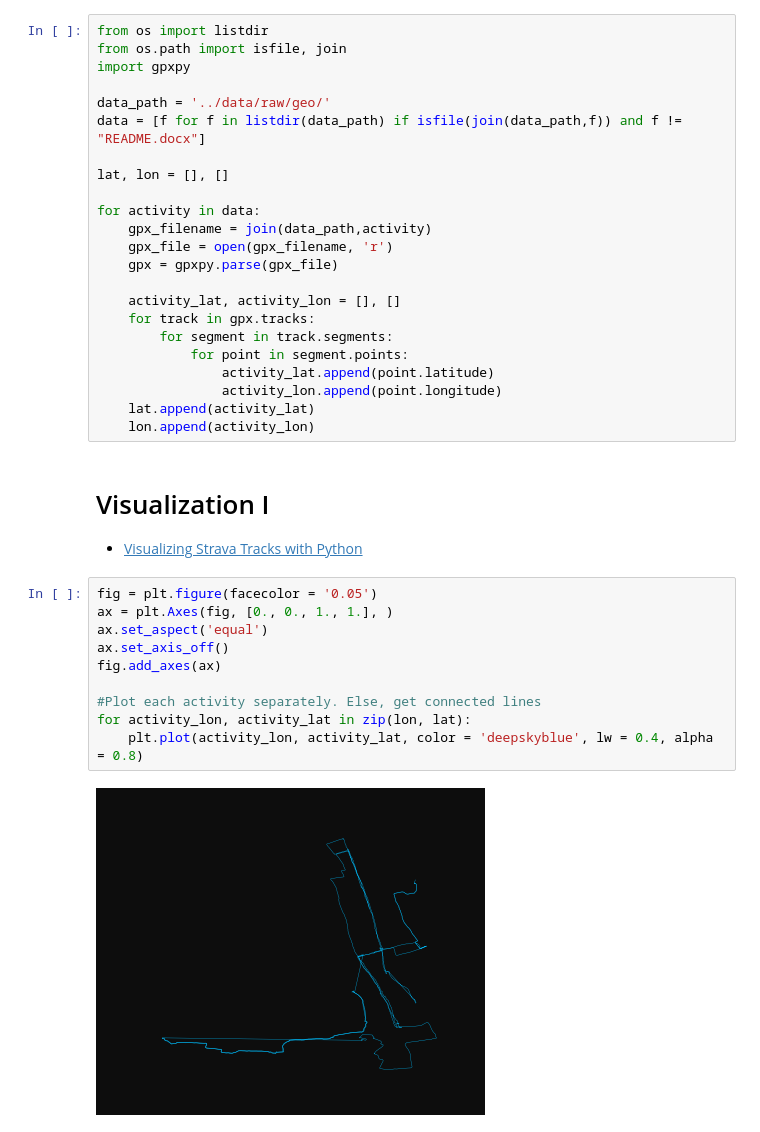
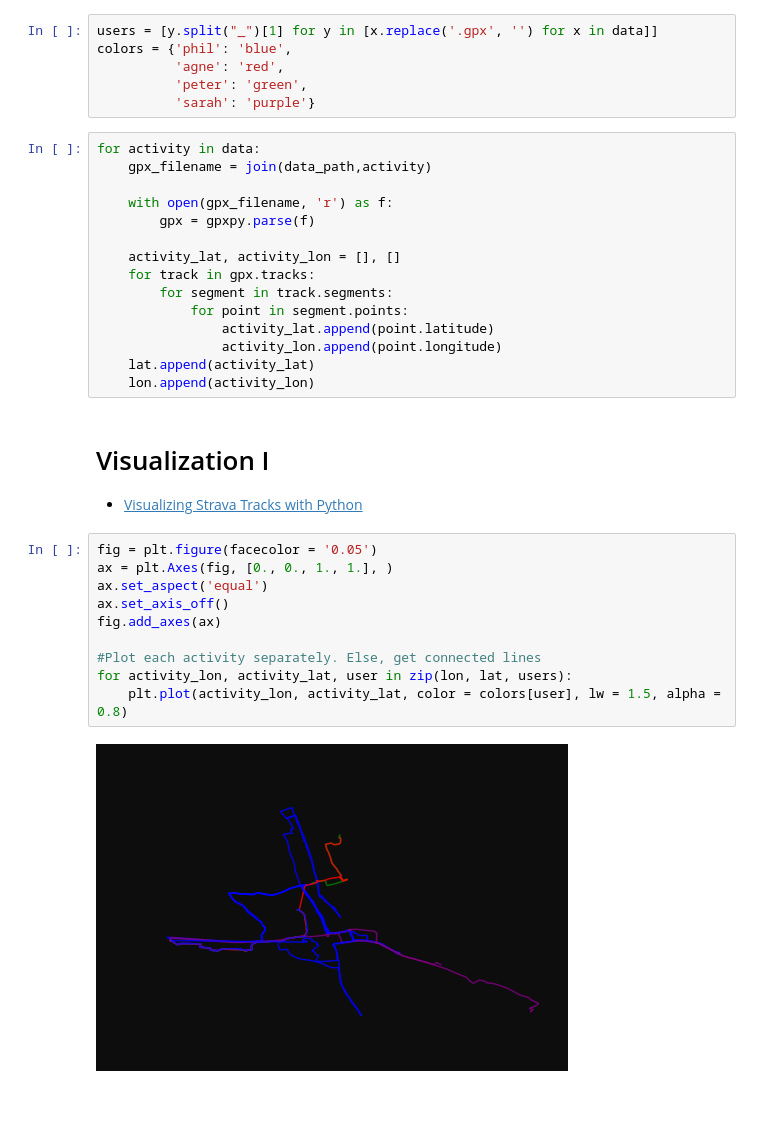
Before and after one commit to cycleland/cycleland_ds, a Jupyter notebook: notebooks/0.2-ppope-geo-EDA.ipynb, the cells around one changed output. Saved outputs shown, nothing was run; the diff lists cells and outputs as text; blank space fills up the shorter version.

Commit message:
Add new data for Phil and Sarah. Clean up geo code and revise vizs to be colored by user.

```diff
--- a/notebooks/0.2-ppope-geo-EDA.ipynb
+++ b/notebooks/0.2-ppope-geo-EDA.ipynb
@@ -19,17 +36,15 @@ There is low volume of data at this point. At best, we can attempt to give an im
+# %%
+users = [y.split("_")[1] for y in [x.replace('.gpx', '') for x in data]]
+colors = {'phil': 'blue',
+          'agne': 'red',
+          'peter': 'green',
+          'sarah': 'purple'}
 # %%
-from os import listdir
-from os.path import isfile, join
-import gpxpy
-
-data_path = '../data/raw/geo/'
-data = [f for f in listdir(data_path) if isfile(join(data_path,f)) and f != "README.docx"]
-
-lat, lon = [], []
-
 for activity in data:
     gpx_filename = join(data_path,activity)
-    gpx_file = open(gpx_filename, 'r')
-    gpx = gpxpy.parse(gpx_file)
+
+    with open(gpx_filename, 'r') as f:
+        gpx = gpxpy.parse(f)
 
     activity_lat, activity_lon = [], []
     for track in gpx.tracks:
@@ -45,15 +60,15 @@ for activity in data:
 # %%
 fig = plt.figure(facecolor = '0.05')
 ax = plt.Axes(fig, [0., 0., 1., 1.], )
 ax.set_aspect('equal')
 ax.set_axis_off()
 fig.add_axes(ax)
 
 #Plot each activity separately. Else, get connected lines
-for activity_lon, activity_lat in zip(lon, lat):
-    plt.plot(activity_lon, activity_lat, color = 'deepskyblue', lw = 0.4, alpha = 0.8)
+for activity_lon, activity_lat, user in zip(lon, lat, users):
+    plt.plot(activity_lon, activity_lat, color = colors[user], lw = 1.5, alpha = 0.8)
 # %% [output]
-[figure, old version]
+[figure, new version]
 # %% [markdown]
 # Visualization II
 * [deparkes/GPX_Folium_Map.py](https://gist.github.com/deparkes/610b112f74eadbda663806ba8dd83069)
```
Also changed, not shown: parts of 12 cells of this notebook, 5 other files.
